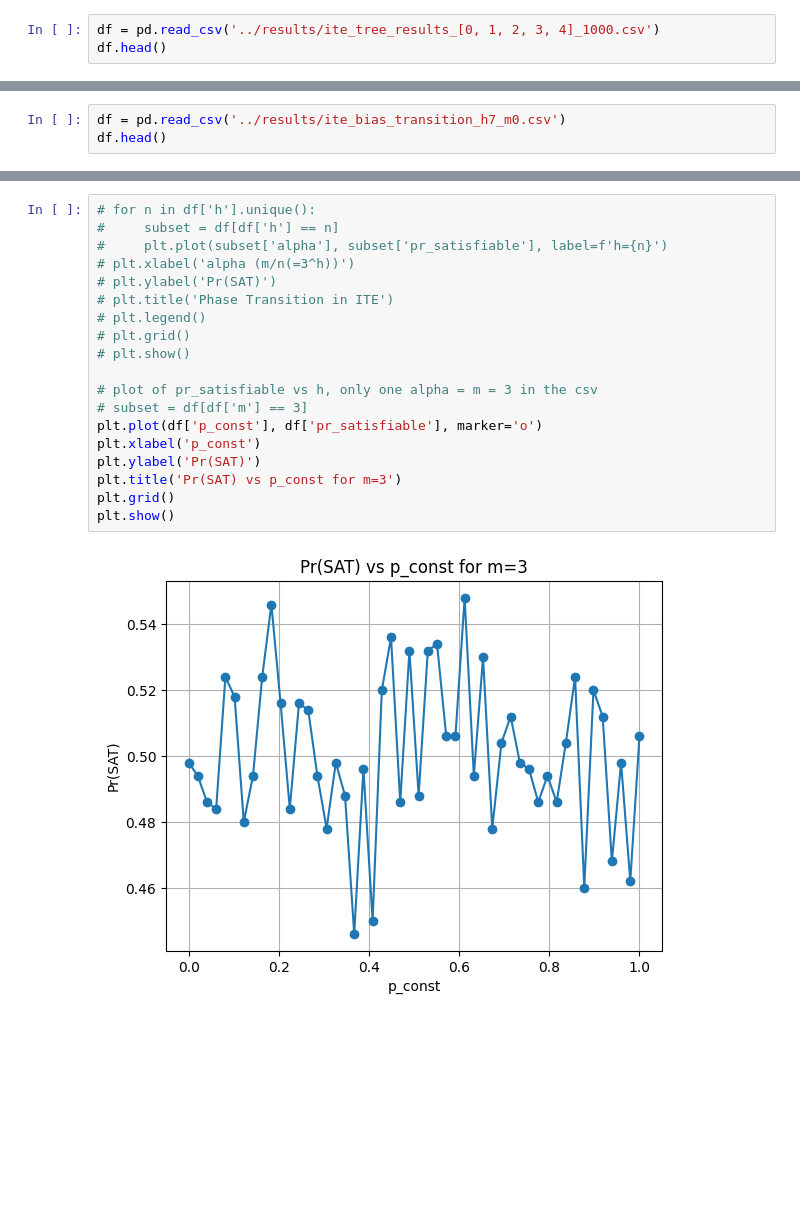
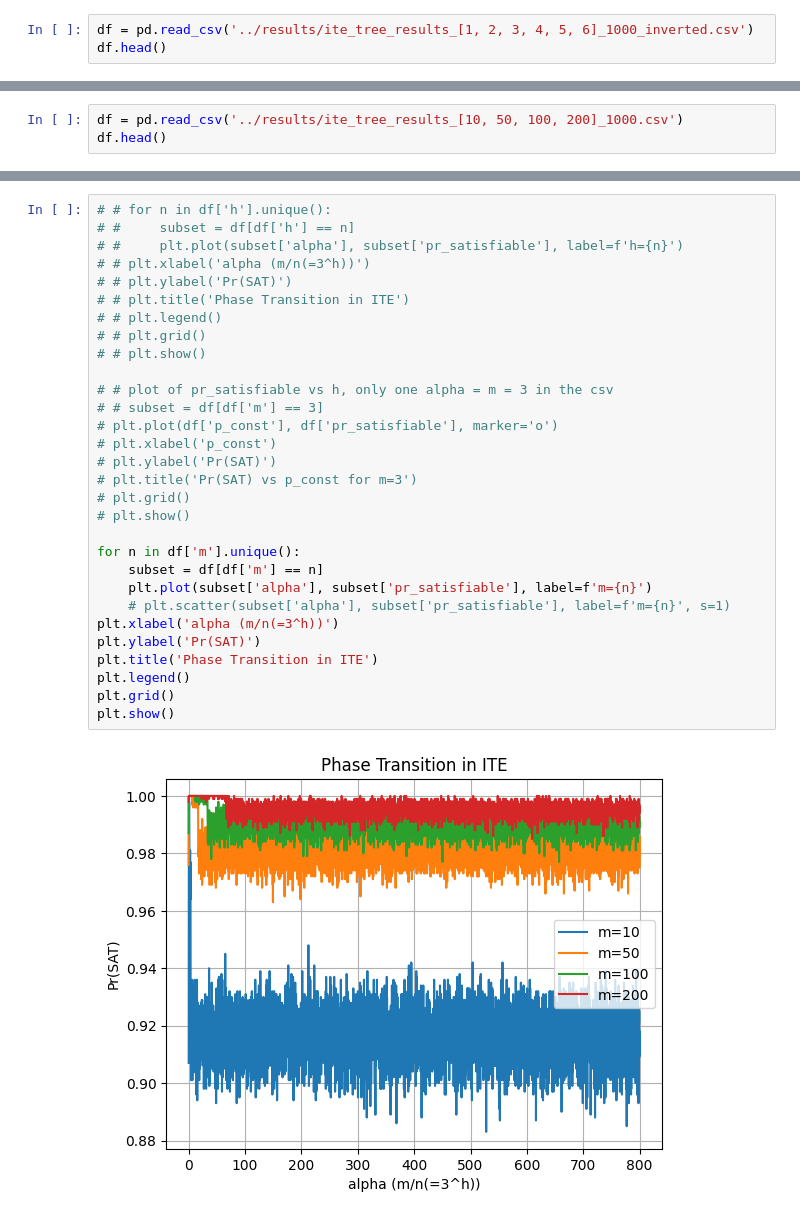
Before and after one commit to TreelonMusk/SAT-phase-transition, a Jupyter notebook: analysis/ite_plots.ipynb, the cells around one changed output, grey strips where cells are left out. Saved outputs shown, nothing was run; the diff lists cells and outputs as text; blank space fills up the shorter version.

```diff
--- a/analysis/ite_plots.ipynb
+++ b/analysis/ite_plots.ipynb
@@ -4,5 +5,5 @@ import matplotlib.pyplot as plt
 # %%
-df = pd.read_csv('../results/ite_tree_results_[0, 1, 2, 3, 4]_1000.csv')
+df = pd.read_csv('../results/ite_tree_results_[1, 2, 3, 4, 5, 6]_1000_inverted.csv')
 df.head()
 # %% [output]
 |  | h | alpha | pr_satisfiable | avg_runtime |
@@ -39,4 +80,4 @@ plt.show()
 # %%
-df = pd.read_csv('../results/ite_bias_transition_h7_m0.csv')
+df = pd.read_csv('../results/ite_tree_results_[10, 50, 100, 200]_1000.csv')
 df.head()
 # %% [output]
@@ -49,21 +90,32 @@ df.head()
 # %%
-# for n in df['h'].unique():
-#     subset = df[df['h'] == n]
-#     plt.plot(subset['alpha'], subset['pr_satisfiable'], label=f'h={n}')
-# plt.xlabel('alpha (m/n(=3^h))')
+# # for n in df['h'].unique():
+# #     subset = df[df['h'] == n]
+# #     plt.plot(subset['alpha'], subset['pr_satisfiable'], label=f'h={n}')
+# # plt.xlabel('alpha (m/n(=3^h))')
+# # plt.ylabel('Pr(SAT)')
+# # plt.title('Phase Transition in ITE')
+# # plt.legend()
+# # plt.grid()
+# # plt.show()
+
+# # plot of pr_satisfiable vs h, only one alpha = m = 3 in the csv
+# # subset = df[df['m'] == 3]
+# plt.plot(df['p_const'], df['pr_satisfiable'], marker='o')
+# plt.xlabel('p_const')
 # plt.ylabel('Pr(SAT)')
-# plt.title('Phase Transition in ITE')
-# plt.legend()
+# plt.title('Pr(SAT) vs p_const for m=3')
 # plt.grid()
 # plt.show()
 
-# plot of pr_satisfiable vs h, only one alpha = m = 3 in the csv
-# subset = df[df['m'] == 3]
-plt.plot(df['p_const'], df['pr_satisfiable'], marker='o')
-plt.xlabel('p_const')
+for n in df['m'].unique():
+    subset = df[df['m'] == n]
+    plt.plot(subset['alpha'], subset['pr_satisfiable'], label=f'm={n}')
+    # plt.scatter(subset['alpha'], subset['pr_satisfiable'], label=f'm={n}', s=1)
+plt.xlabel('alpha (m/n(=3^h))')
 plt.ylabel('Pr(SAT)')
-plt.title('Pr(SAT) vs p_const for m=3')
+plt.title('Phase Transition in ITE')
+plt.legend()
 plt.grid()
 plt.show()
 # %% [output]
-[figure, old version]
+[figure, new version]
```
Also changed, not shown: parts of 10 cells of this notebook, 5 other files.
